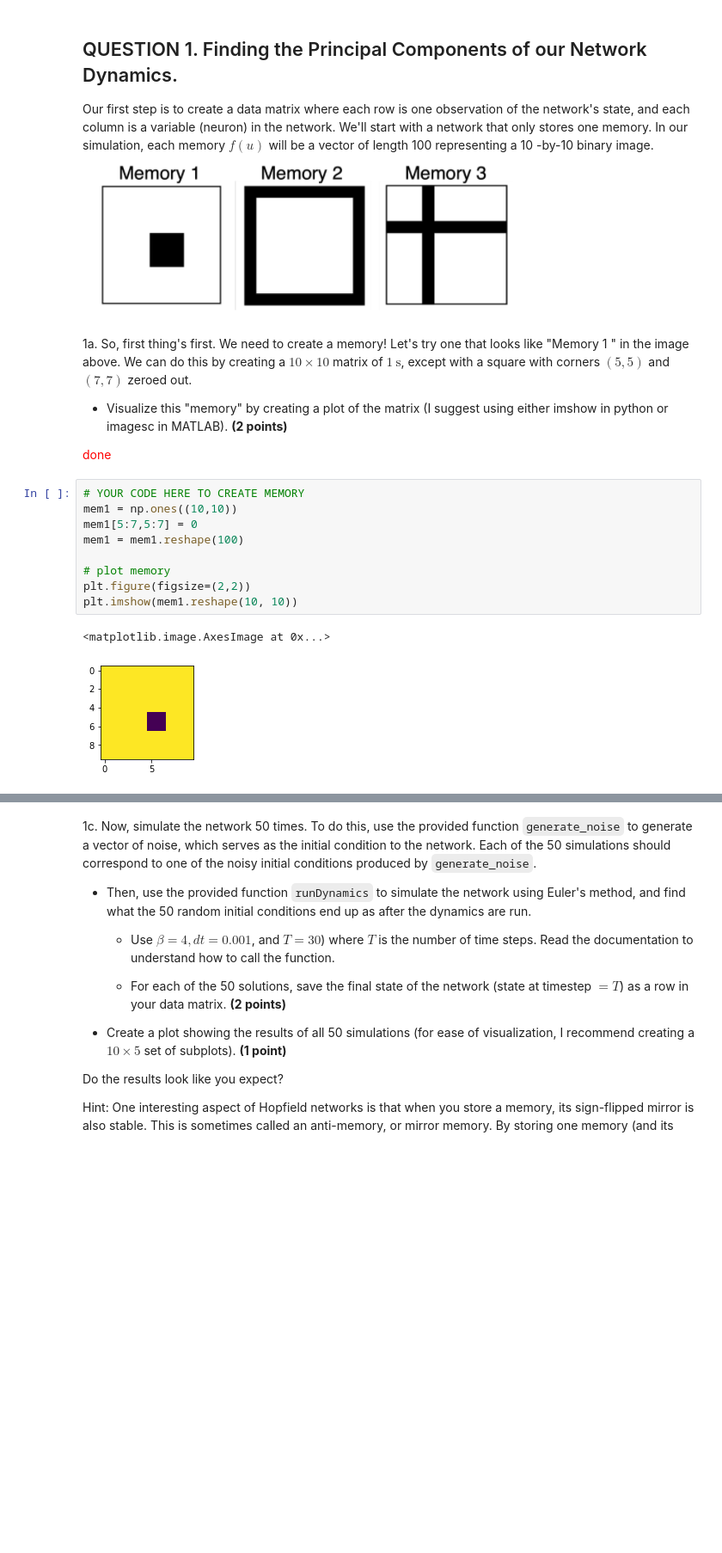
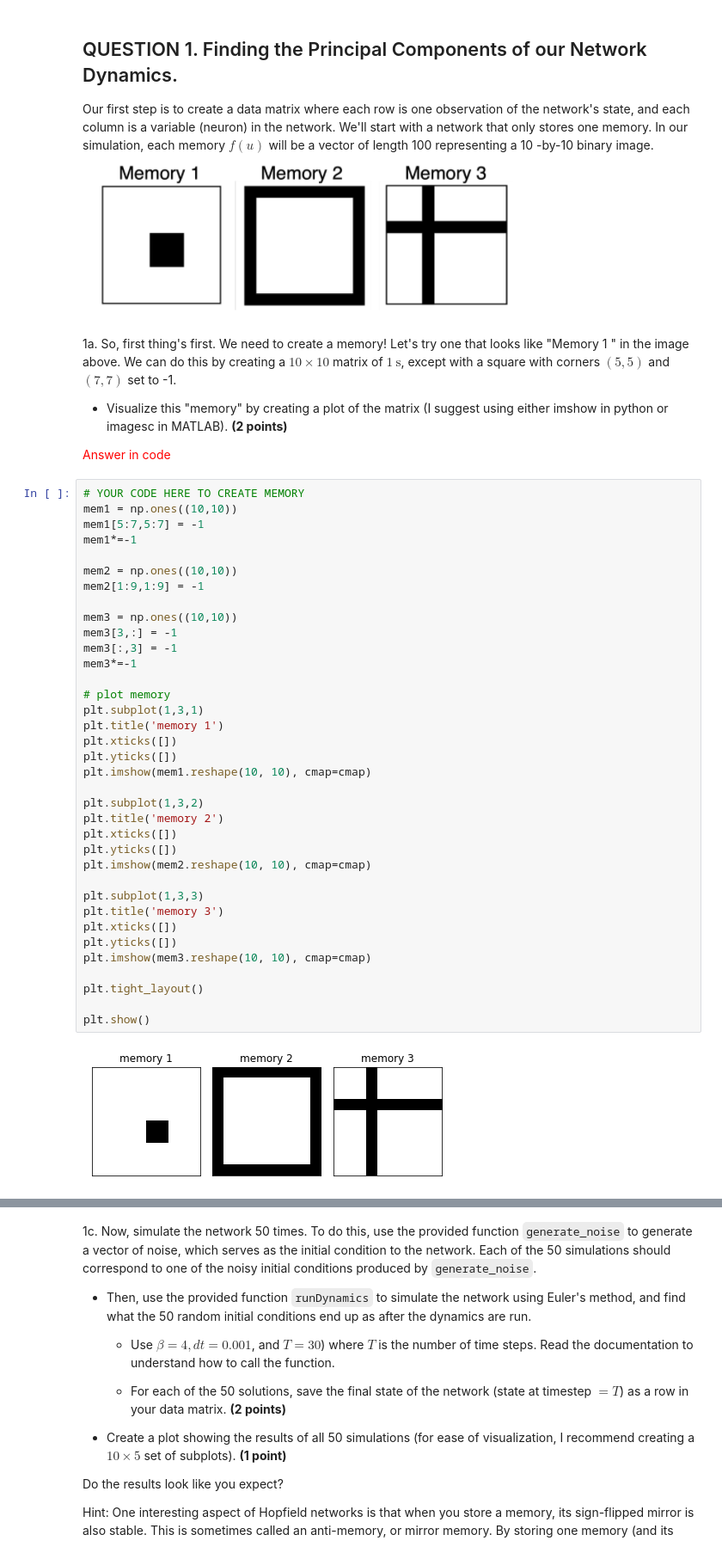
Before and after one commit to karnigili/pni-courses, a Jupyter notebook: 537/pset2_LowDimDynamicsPCA.ipynb, the cells around one changed output, grey strips where cells are left out. Shown at 86% size. Saved outputs shown, nothing was run; the diff lists cells and outputs as text; blank space fills up the shorter version.

```diff
--- a/537/pset2_LowDimDynamicsPCA.ipynb
+++ b/537/pset2_LowDimDynamicsPCA.ipynb
@@ -77,19 +91,45 @@ We would like to find a way to view the activity of our network in the smallest
 Our first step is to create a data matrix where each row is one observation of the network's state, and each column is a variable (neuron) in the network. We'll start with a network that only stores one memory. In our simulation, each memory $f(u)$ will be a vector of length 100 representing a 10 -by-10 binary image.
 ![image.png](embedded-picture-1)
 # %% [markdown]
-1a. So, first thing's first. We need to create a memory! Let's try one that looks like "Memory 1 " in the image above. We can do this by creating a $10 \times 10$ matrix of $1 \mathrm{~s}$, except with a square with corners $(5,5)$ and $(7,7)$ zeroed out.
+1a. So, first thing's first. We need to create a memory! Let's try one that looks like "Memory 1 " in the image above. We can do this by creating a $10 \times 10$ matrix of $1 \mathrm{~s}$, except with a square with corners $(5,5)$ and $(7,7)$ set to -1.
 - Visualize this "memory" by creating a plot of the matrix (I suggest using either imshow in python or imagesc in MATLAB). **(2 points)**
 
-<font color="red"> done </font>
+<font color="red"> Answer in code </font>
-# %%
-# YOUR CODE HERE TO CREATE MEMORY
-mem1 = np.ones((10,10))
-mem1[5:7,5:7] = 0
-mem1 = mem1.reshape(100)
-
-# plot memory
-plt.figure(figsize=(2,2))
-plt.imshow(mem1.reshape(10, 10))
-# %% [output]
-<matplotlib.image.AxesImage at 0x...>
-[figure, removed]
+# %%
+# YOUR CODE HERE TO CREATE MEMORY
+mem1 = np.ones((10,10))
+mem1[5:7,5:7] = -1
+mem1*=-1
+
+mem2 = np.ones((10,10))
+mem2[1:9,1:9] = -1
+
+mem3 = np.ones((10,10))
+mem3[3,:] = -1
+mem3[:,3] = -1
+mem3*=-1
+
+# plot memory
+plt.subplot(1,3,1)
+plt.title('memory 1')
+plt.xticks([])
+plt.yticks([])
+plt.imshow(mem1.reshape(10, 10), cmap=cmap)
+
+plt.subplot(1,3,2)
+plt.title('memory 2')
+plt.xticks([])
+plt.yticks([])
+plt.imshow(mem2.reshape(10, 10), cmap=cmap)
+
+plt.subplot(1,3,3)
+plt.title('memory 3')
+plt.xticks([])
+plt.yticks([])
+plt.imshow(mem3.reshape(10, 10), cmap=cmap)
+
+plt.tight_layout()
+
+plt.show()
+# %% [output]
+[figure, added]
```
Also changed, not shown: parts of 67 cells of this notebook, 3 other files.
